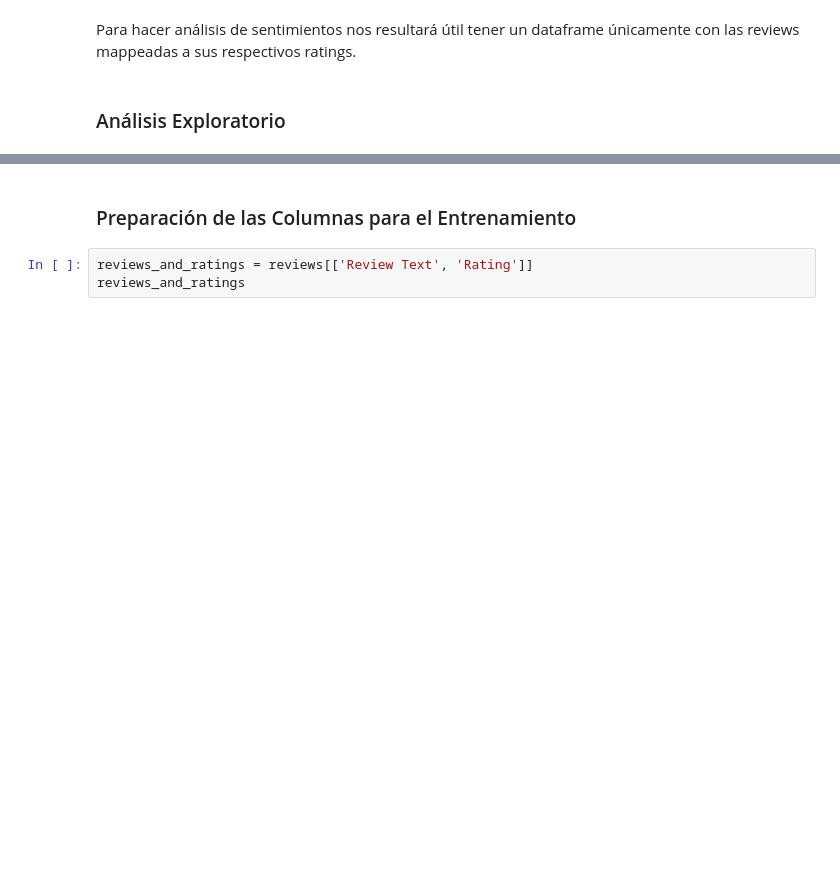
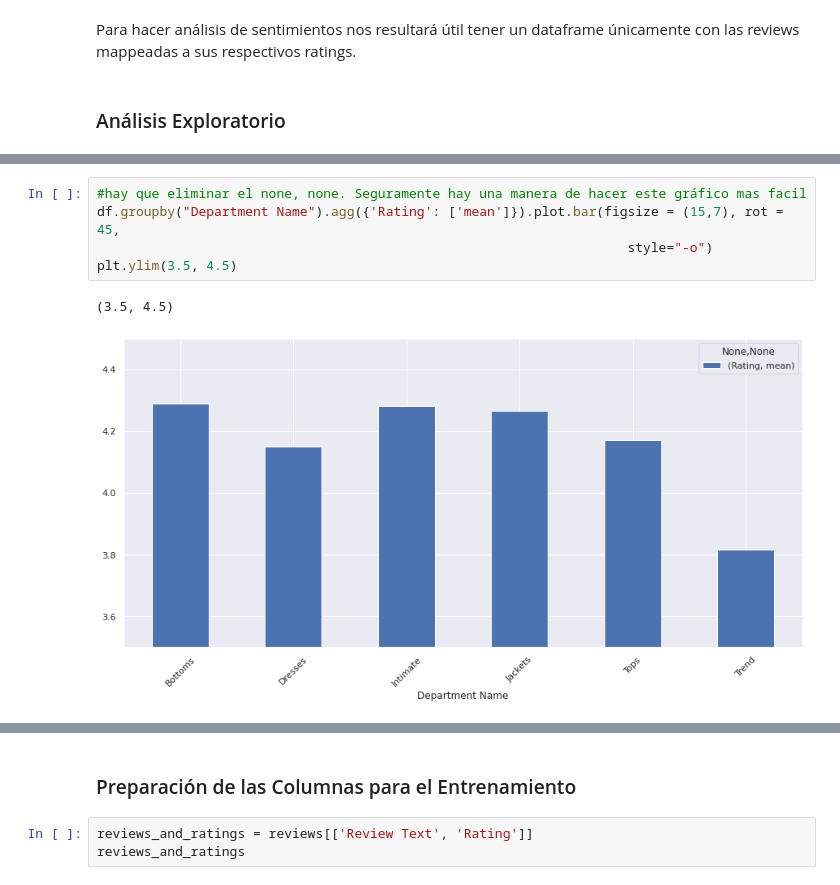
Before and after one commit to Jonathan-R0/TP2-OrganizacionDeDatos, a Jupyter notebook: src/Parte1.ipynb, the cells around one changed output, grey strips where cells are left out. Cells and saved outputs as stored; diff of their text form; blank space fills up the shorter version.

```diff
--- a/src/Parte1.ipynb
+++ b/src/Parte1.ipynb
@@ -100,0 +143,8 @@ df
+# %%
+#hay que eliminar el none, none. Seguramente hay una manera de hacer este gráfico mas facil
+df.groupby("Department Name").agg({'Rating': ['mean']}).plot.bar(figsize = (15,7), rot = 45,
+                                                                    style="-o")
+plt.ylim(3.5, 4.5)
+# %% [output]
+(3.5, 4.5)
+[figure, added]
```
Also changed, not shown: parts of 7 cells of this notebook.
